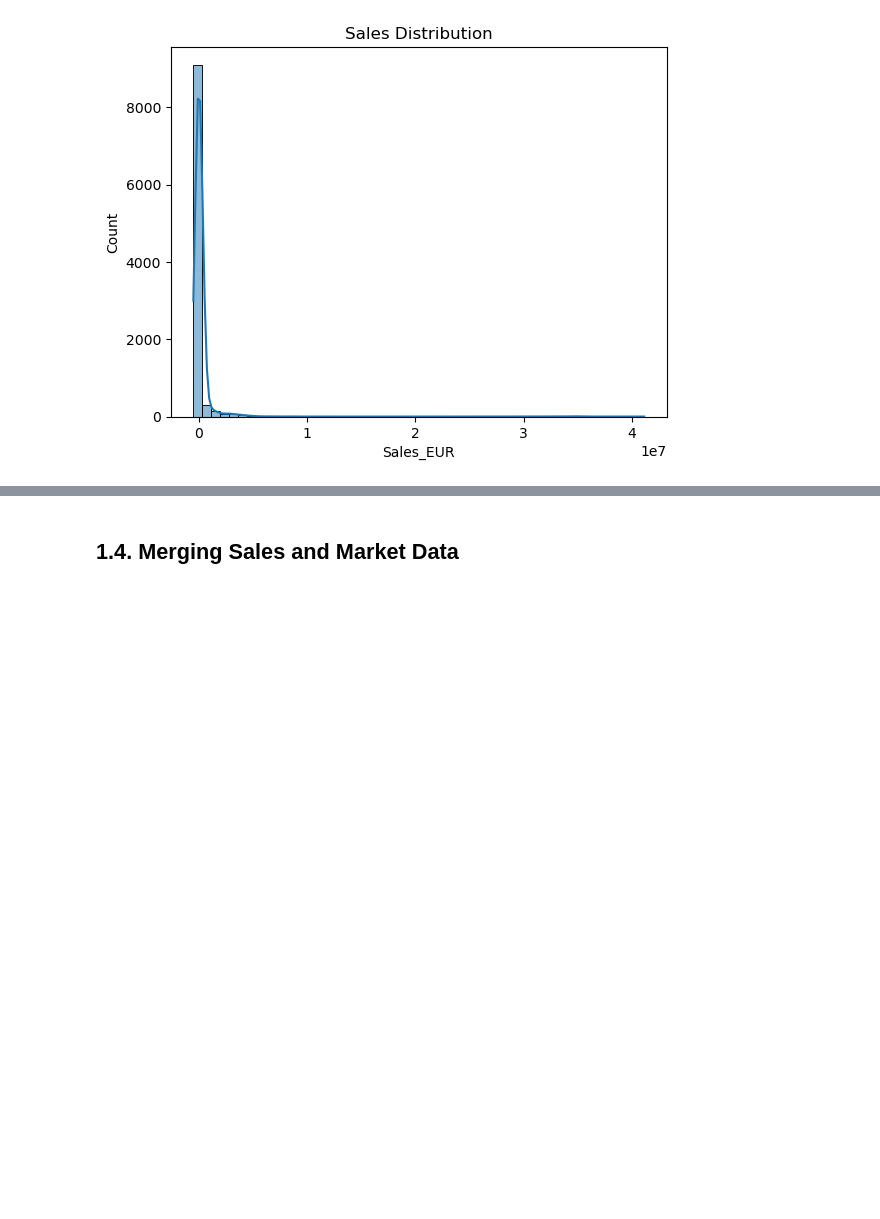
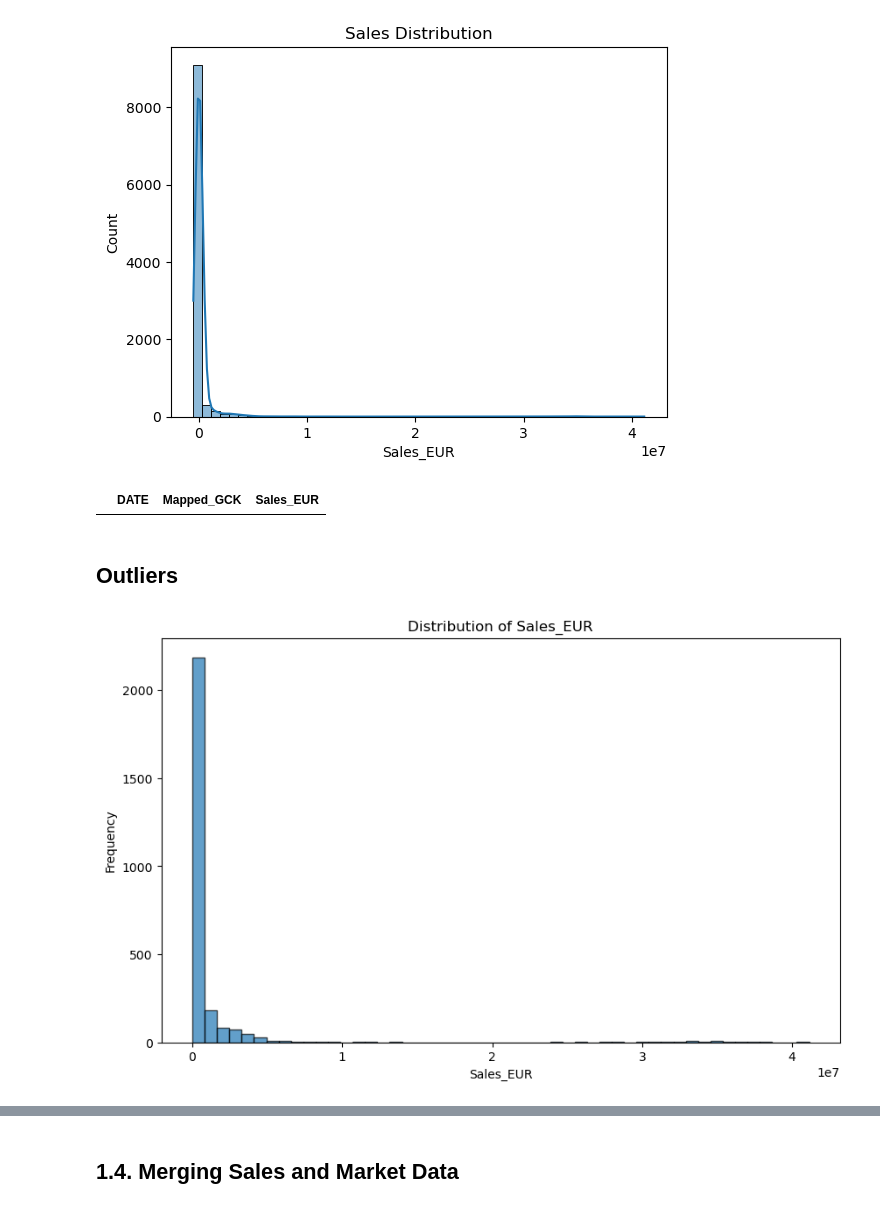
Before and after one commit to RubenCMarques/Case-2--Siemens-Sales-Forecast, a Jupyter notebook: Notebooks/Ingrid_workspace.ipynb, the cells around one changed output, grey strips where cells are left out. Drawn from its saved outputs; the diff is of its cells as text; code cells hidden in the pictures; blank space fills up the shorter version.

```diff
--- a/Notebooks/Ingrid_workspace.ipynb
+++ b/Notebooks/Ingrid_workspace.ipynb
@@ -494,3 +471,20 @@ sales_data['Sales_EUR'] = sales_data['Sales_EUR'].apply(lambda x: abs(x) if x <
 # %%
 #remove sales values that are 0
 sales_data = sales_data[sales_data['Sales_EUR'] != 0]
+# %%
+#check if it worked
+sales_data[sales_data['Sales_EUR'] == 0]
+# %% [output]
+|  | DATE | Mapped_GCK | Sales_EUR |
+# %% [markdown]
+## Outliers
+# %%
+# plot histogram for Sales_EUR
+plt.figure(figsize=(10, 6))
+plt.hist(sales_data['Sales_EUR'], bins=50, edgecolor='black', alpha=0.7)
+plt.xlabel('Sales_EUR')
+plt.ylabel('Frequency')
+plt.title('Distribution of Sales_EUR')
+plt.show()
+# %% [output]
+[figure, added]
```
Also changed, not shown: parts of 12 cells of this notebook.
